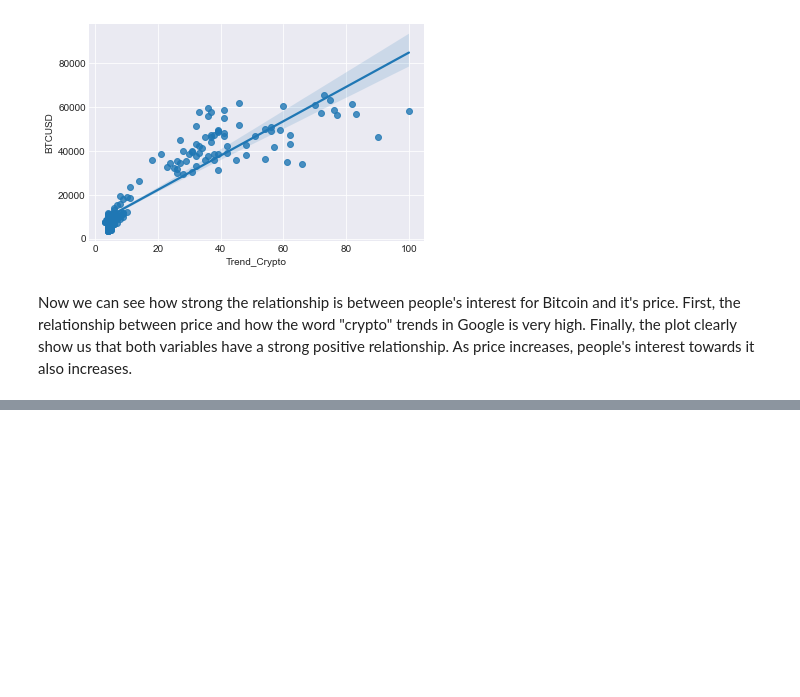
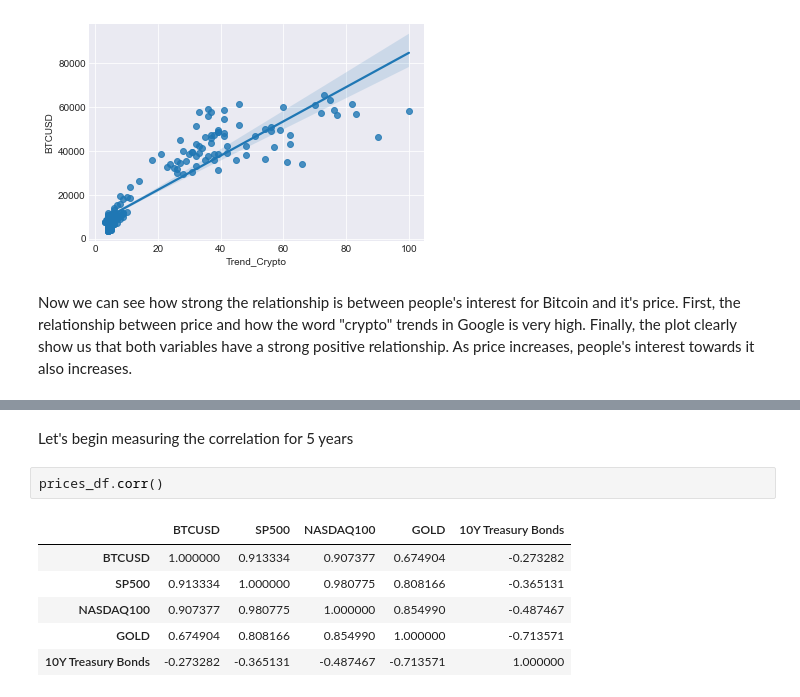
Before and after one commit to joaofelipemb/Bitcoin-Analysis, a Jupyter notebook: bitcoin_analysis2.ipynb, the cells around one changed output, grey strips where cells are left out. Drawn from its saved outputs; the diff is of its cells as text; blank space fills up the shorter version.

```diff
--- a/bitcoin_analysis2.ipynb
+++ b/bitcoin_analysis2.ipynb
@@ -696,0 +741,11 @@ Now we can see how strong the relationship is between people's interest for Bitc
+# %% [markdown]
+Let's begin measuring the correlation for 5 years
+# %%
+prices_df.corr()
+# %% [output]
+|  | BTCUSD | SP500 | NASDAQ100 | GOLD | 10Y Treasury Bonds |
+| BTCUSD | 1.000000 | 0.913334 | 0.907377 | 0.674904 | -0.273282 |
+| SP500 | 0.913334 | 1.000000 | 0.980775 | 0.808166 | -0.365131 |
+| NASDAQ100 | 0.907377 | 0.980775 | 1.000000 | 0.854990 | -0.487467 |
+| GOLD | 0.674904 | 0.808166 | 0.854990 | 1.000000 | -0.713571 |
+| 10Y Treasury Bonds | -0.273282 | -0.365131 | -0.487467 | -0.713571 | 1.000000 |
```
Also changed, not shown: parts of 16 cells of this notebook, 1 other file.
